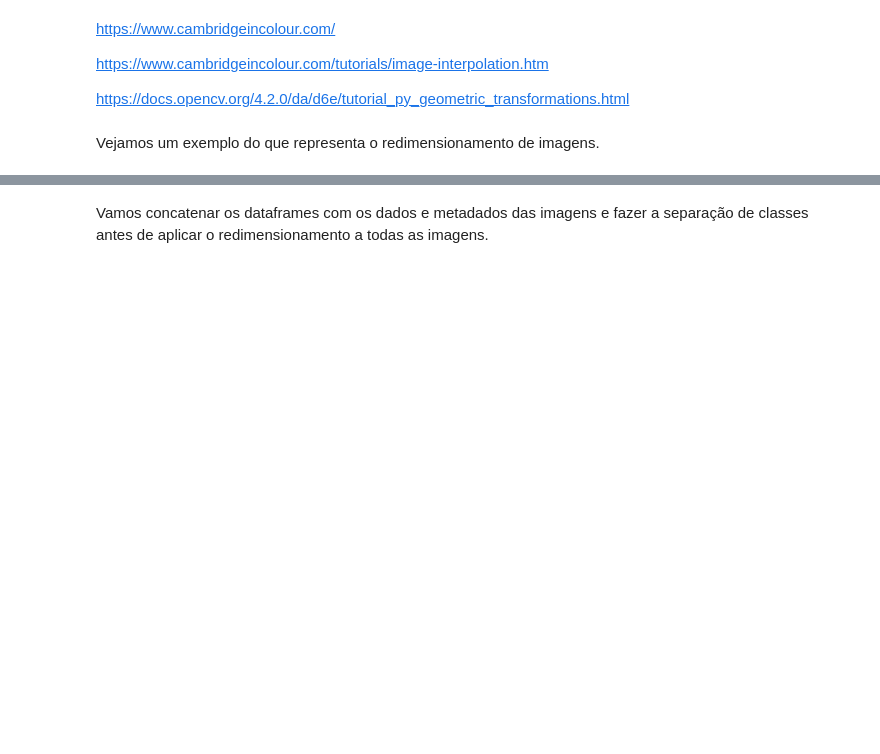
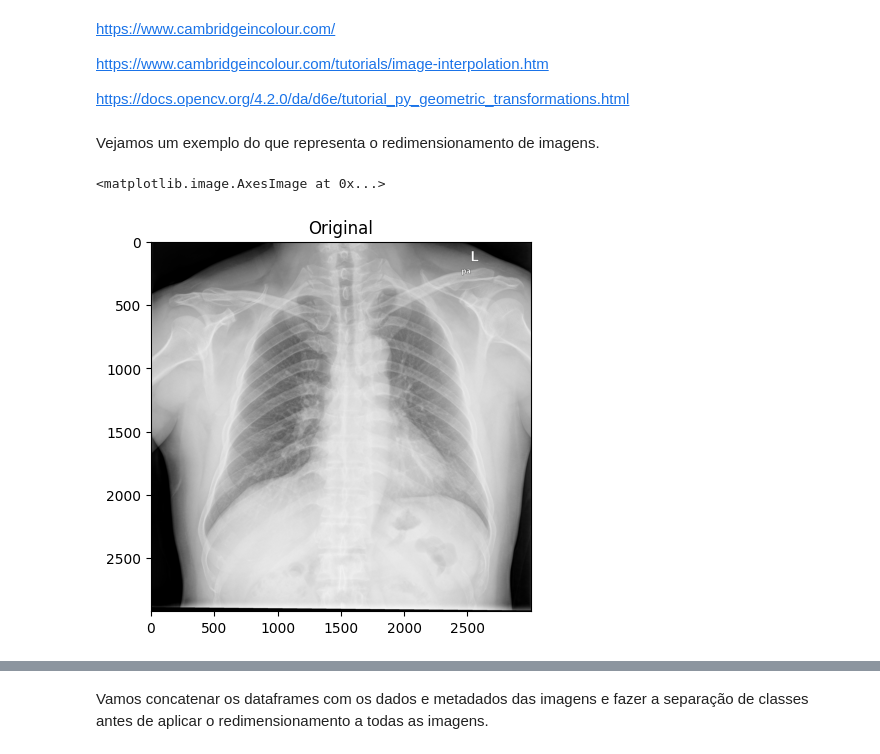
Before and after one commit to WMCOSTA/IA-Medicina, a Jupyter notebook: 3-AnaliseImagensMedicas/2-RedesNeuraisDeepLearning/50-Lab1/Classification/Cap02-Analise-Raio-X.ipynb, the cells around one changed output, grey strips where cells are left out. Saved outputs shown, nothing was run; the diff lists cells and outputs as text; code cells hidden in the pictures; blank space fills up the shorter version.

```diff
--- a/3-AnaliseImagensMedicas/2-RedesNeuraisDeepLearning/50-Lab1/Classification/Cap02-Analise-Raio-X.ipynb
+++ b/3-AnaliseImagensMedicas/2-RedesNeuraisDeepLearning/50-Lab1/Classification/Cap02-Analise-Raio-X.ipynb
@@ -836,6 +774,20 @@ https://www.cambridgeincolour.com/tutorials/image-interpolation.htm
 https://docs.opencv.org/4.2.0/da/d6e/tutorial_py_geometric_transformations.html
 # %% [markdown]
 Vejamos um exemplo do que representa o redimensionamento de imagens.
+# %%
+# EXECUTANDO O TESTE RECUPERANDO A Imagem origina do repositório No Github
+
+import cv2
+import numpy as np
+import matplotlib.pyplot as plt
+
+# Imagem original recuperada do repositório do Github
+image1 = cv2.imread("/content/drive/MyDrive/DataSets-IA/Torax/ChinaSet_AllFiles/CXR_png/CHNCXR_0001_0.png")
+plt.title("Original")
+plt.imshow(image1)
+# %% [output]
+<matplotlib.image.AxesImage at 0x...>
+[figure, added]
 # %%
 ##### Esta célula é apenas um exemplo. #####
 
```
Also changed, not shown: parts of 54 cells of this notebook.
